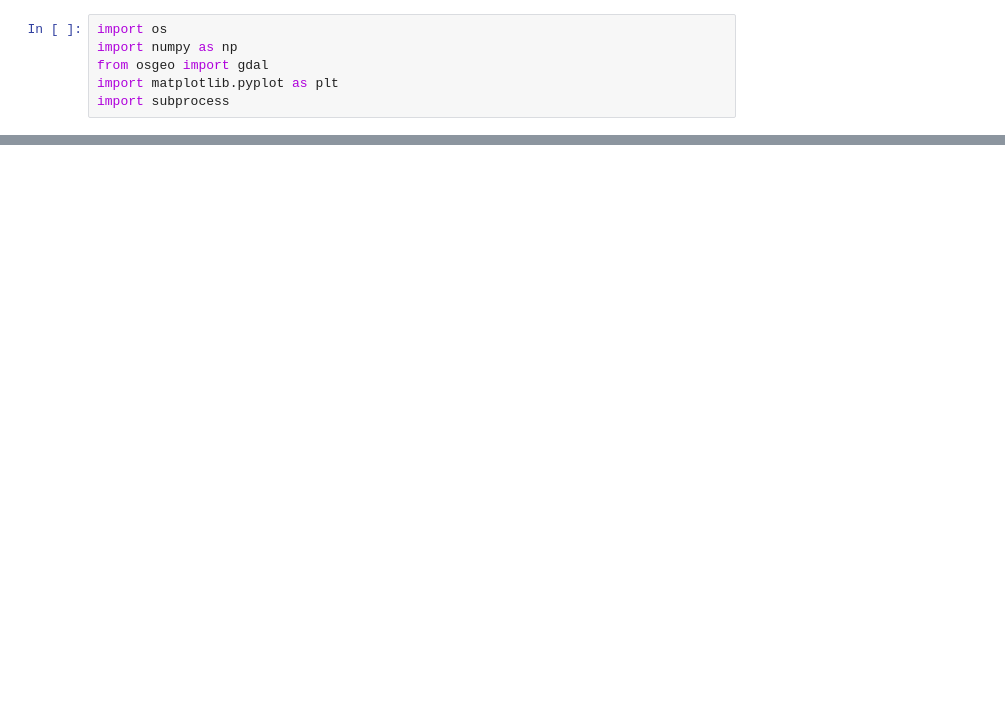
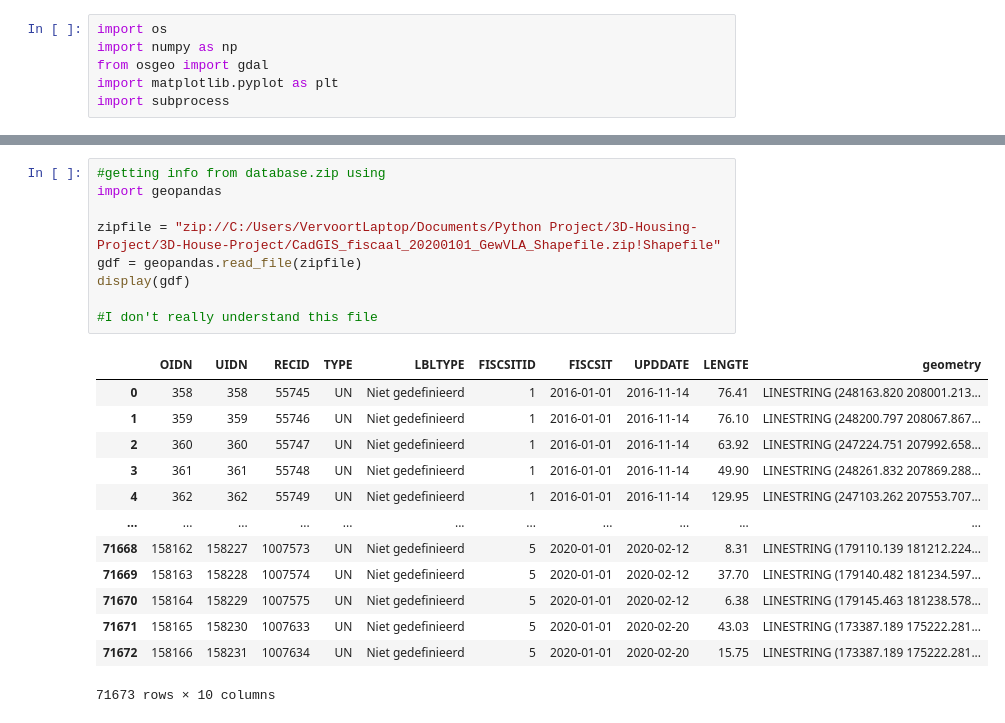
Before and after one commit to Joren-Vervoort/3D-House-Project, a Jupyter notebook: Testing.ipynb, the cells around one changed output, grey strips where cells are left out. Saved outputs shown, nothing was run; the diff lists cells and outputs as text; blank space fills up the shorter version.

```diff
--- a/Testing.ipynb
+++ b/Testing.ipynb
@@ -36,0 +87,23 @@ MemoryError: Unable to allocate 584. MiB for an array with shape (9000, 17000) a
+# %%
+#getting info from database.zip using
+import geopandas
+
+zipfile = "zip://C:/Users/VervoortLaptop/Documents/Python Project/3D-Housing-Project/3D-House-Project/CadGIS_fiscaal_20200101_GewVLA_Shapefile.zip!Shapefile"
+gdf = geopandas.read_file(zipfile)
+display(gdf)
+
+#I don't really understand this file
+# %% [output]
+|  | OIDN | UIDN | RECID | TYPE | LBLTYPE | FISCSITID | FISCSIT | UPDDATE | LENGTE | geometry |
+| 0 | 358 | 358 | 55745 | UN | Niet gedefinieerd | 1 | 2016-01-01 | 2016-11-14 | 76.41 | LINESTRING (248163.820 208001.213... |
+| 1 | 359 | 359 | 55746 | UN | Niet gedefinieerd | 1 | 2016-01-01 | 2016-11-14 | 76.10 | LINESTRING (248200.797 208067.867... |
+| 2 | 360 | 360 | 55747 | UN | Niet gedefinieerd | 1 | 2016-01-01 | 2016-11-14 | 63.92 | LINESTRING (247224.751 207992.658... |
+| 3 | 361 | 361 | 55748 | UN | Niet gedefinieerd | 1 | 2016-01-01 | 2016-11-14 | 49.90 | LINESTRING (248261.832 207869.288... |
+| 4 | 362 | 362 | 55749 | UN | Niet gedefinieerd | 1 | 2016-01-01 | 2016-11-14 | 129.95 | LINESTRING (247103.262 207553.707... |
+| ... | ... | ... | ... | ... | ... | ... | ... | ... | ... | ... |
+| 71668 | 158162 | 158227 | 1007573 | UN | Niet gedefinieerd | 5 | 2020-01-01 | 2020-02-12 | 8.31 | LINESTRING (179110.139 181212.224... |
+| 71669 | 158163 | 158228 | 1007574 | UN | Niet gedefinieerd | 5 | 2020-01-01 | 2020-02-12 | 37.70 | LINESTRING (179140.482 181234.597... |
+| 71670 | 158164 | 158229 | 1007575 | UN | Niet gedefinieerd | 5 | 2020-01-01 | 2020-02-12 | 6.38 | LINESTRING (179145.463 181238.578... |
+| 71671 | 158165 | 158230 | 1007633 | UN | Niet gedefinieerd | 5 | 2020-01-01 | 2020-02-20 | 43.03 | LINESTRING (173387.189 175222.281... |
+| 71672 | 158166 | 158231 | 1007634 | UN | Niet gedefinieerd | 5 | 2020-01-01 | 2020-02-20 | 15.75 | LINESTRING (173387.189 175222.281... |
+71673 rows × 10 columns
```
Also changed, not shown: parts of 23 cells of this notebook.
